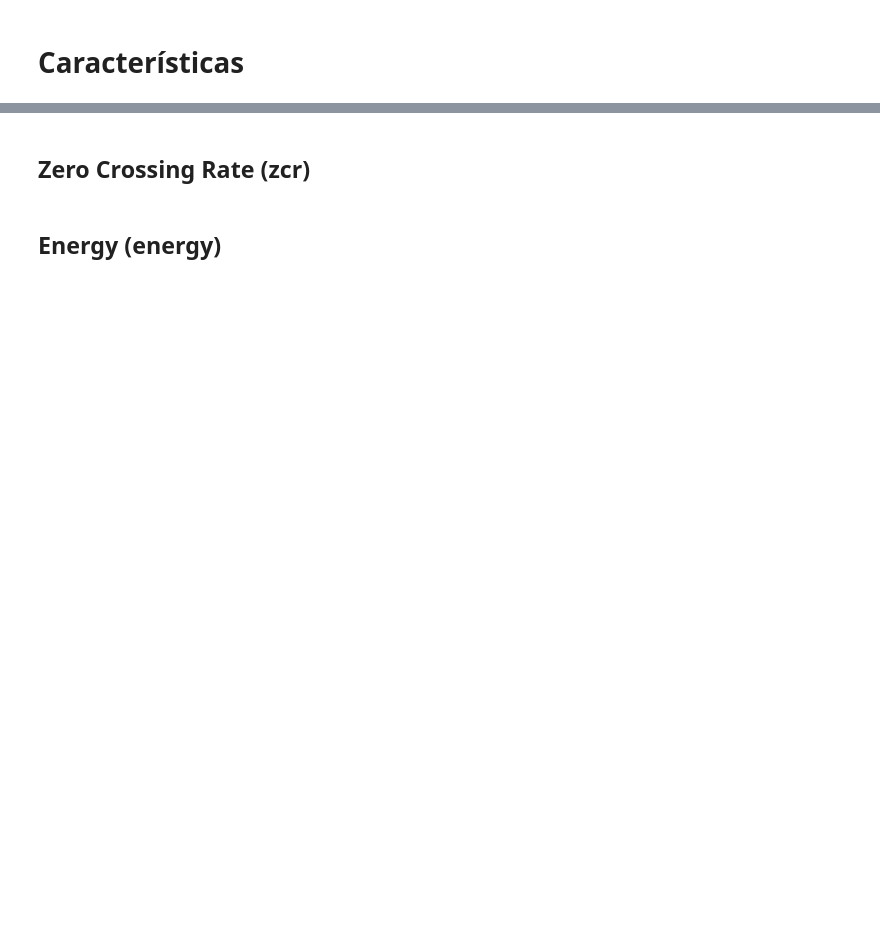
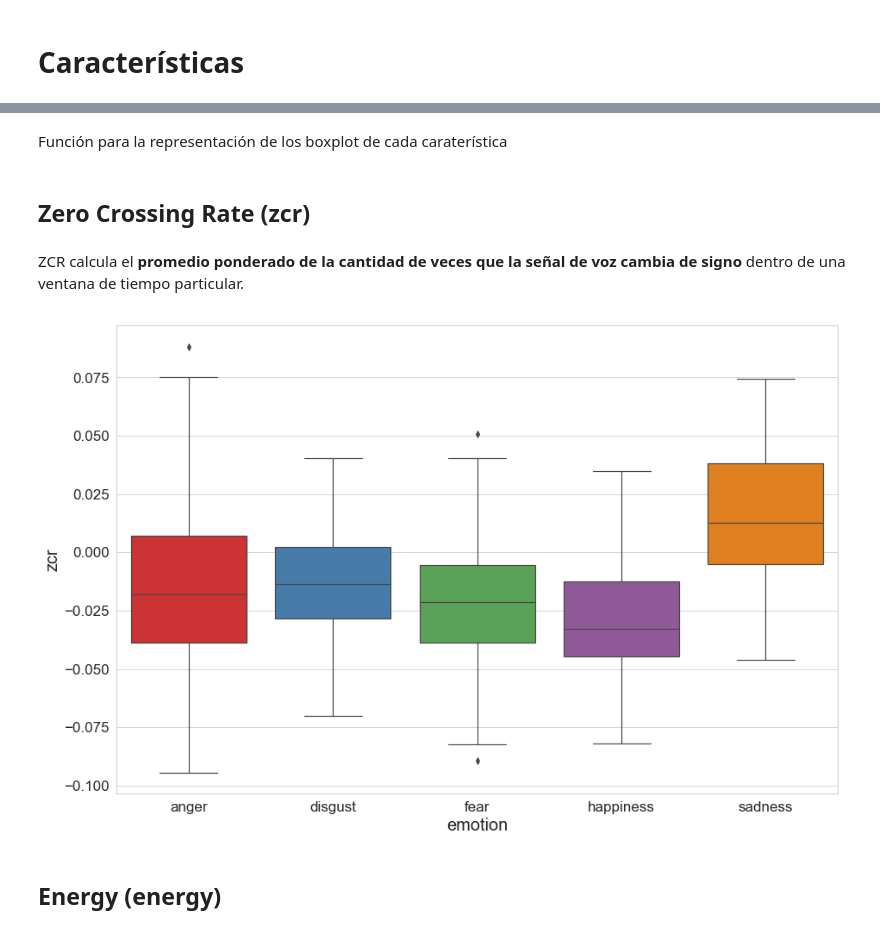
Before and after one commit to micaelgg/tfm-project, a Jupyter notebook: explorando-berlin.ipynb, the cells around one changed output, grey strips where cells are left out. Saved outputs shown, nothing was run; the diff lists cells and outputs as text; code cells hidden in the pictures; blank space fills up the shorter version.

```diff
--- a/explorando-berlin.ipynb
+++ b/explorando-berlin.ipynb
@@ -136,4 +175,25 @@ df = df.set_index(["audio_number", "row"])
+# %% [markdown]
+Función para la representación de los boxplot de cada caraterística
+# %%
+def display_boxplot(feature, df, df_emotions):
+    df_features_mean = pd.DataFrame(columns=label_features)
+    for i in range(0, df_emotions.size):
+        df_features_mean = df_features_mean.append(df.loc[i].mean(),
+                                                   ignore_index=True)
+    df_aux = pd.concat([df_emotions, df_features_mean], axis=1)
+
+    sns.boxplot(x=df_aux["emotion"], y=df_aux[feature])
+    plt.xlabel("emotion", fontsize=20)
+    plt.ylabel(feature, fontsize=20)
+    plt.tick_params(labelsize=17)
+    plt.show()
 # %% [markdown]
 ## Zero Crossing Rate (zcr)
+# %% [markdown]
+ZCR calcula el **promedio ponderado de la cantidad de veces que la señal de voz cambia de signo** dentro de una ventana de tiempo particular.
+# %%
+display_boxplot("zcr", df, df_emotions)
+# %% [output]
+[figure, added]
 # %% [markdown]
 ## Energy (energy)
```
Also changed, not shown: parts of 41 cells of this notebook, 1 other file.
